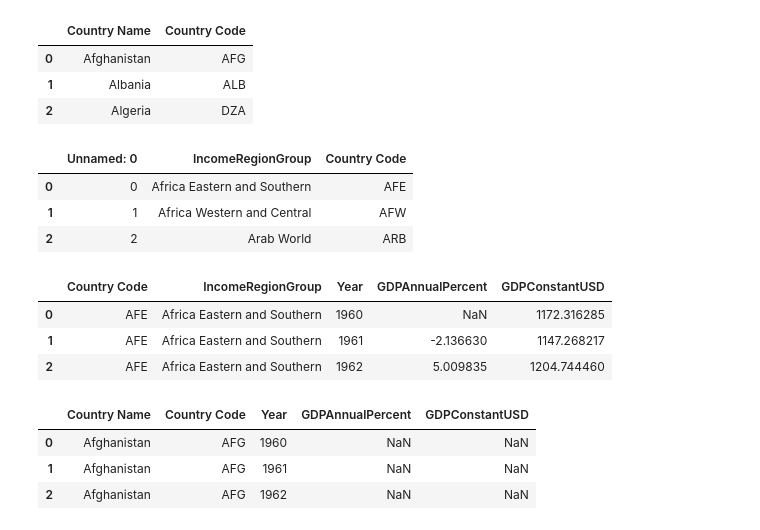
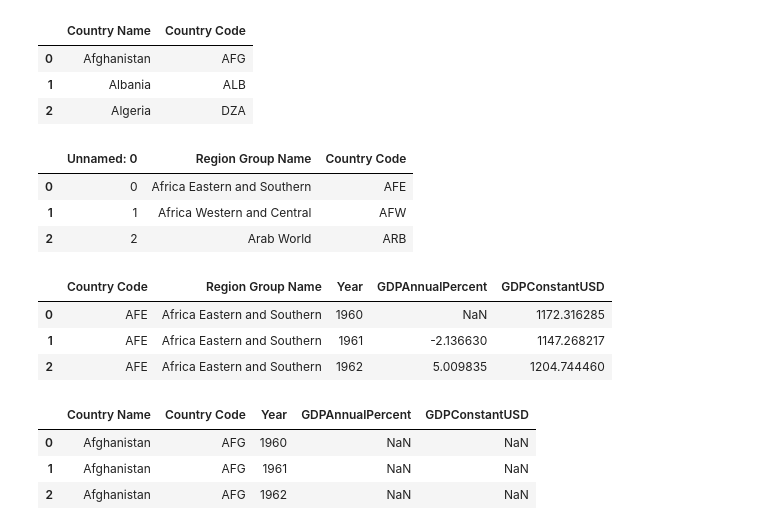
Before and after one commit to katiemackness/gdp-sostenibilidad, a Jupyter notebook: notebooks-english/2a_Data_Cleaning_GDP.ipynb, the cells around one changed output. Cells and saved outputs as stored; diff of their text form; code cells hidden in the pictures.

```diff
--- a/notebooks-english/2a_Data_Cleaning_GDP.ipynb
+++ b/notebooks-english/2a_Data_Cleaning_GDP.ipynb
@@ -46,19 +77,17 @@ pd.set_option("display.max_columns", None)
 import warnings
 warnings.filterwarnings("ignore")
 # %%
-# Check available files in the directory before loading datasets
-
 # List of countries and country codes
-countries = pd.read_csv("../data/in_process/countries1.csv")
+countries = pd.read_csv("../data/in_process/1a_gdp_countries_structured.csv")
 
 # List of regions and income groups with their country codes
-region_groups = pd.read_csv("../data/in_process/region_income_groups2.csv")
+region_groups = pd.read_csv("../data/in_process/1b_co2_region_groups_structured.csv")
 
 # GDP data based on world regions and economic groups
-gdp_groups_regions = pd.read_csv("../data/in_process/gdp_groups_regions_structured.csv")
+gdp_by_groups = pd.read_csv("../data/in_process/1a_gdp_by_groups_structured.csv")
 
 # GDP data based on country
-gdp_country = pd.read_csv("../data/in_process/gdp_percent_structured.csv")
+gdp_by_country = pd.read_csv("../data/in_process/1a_gdp_by_country_structured.csv")
 # %%
 # Make sure datasets are loaded properly
 countries.head(3)
@@ -70,14 +99,14 @@ countries.head(3)
 # %%
 region_groups.head(3)
 # %% [output]
-|  | Unnamed: 0 | IncomeRegionGroup | Country Code |
+|  | Unnamed: 0 | Region Group Name | Country Code |
 | 0 | 0 | Africa Eastern and Southern | AFE |
 | 1 | 1 | Africa Western and Central | AFW |
 | 2 | 2 | Arab World | ARB |
 # %%
-gdp_groups_regions.head(3)
+gdp_by_groups.head(3)
 # %% [output]
-|  | Country Code | IncomeRegionGroup | Year | GDPAnnualPercent | GDPConstantUSD |
+|  | Country Code | Region Group Name | Year | GDPAnnualPercent | GDPConstantUSD |
 | 0 | AFE | Africa Eastern and Southern | 1960 | NaN | 1172.316285 |
 | 1 | AFE | Africa Eastern and Southern | 1961 | -2.136630 | 1147.268217 |
 | 2 | AFE | Africa Eastern and Southern | 1962 | 5.009835 | 1204.744460 |
```
Also changed, not shown: parts of 45 cells of this notebook, 2 other files.
